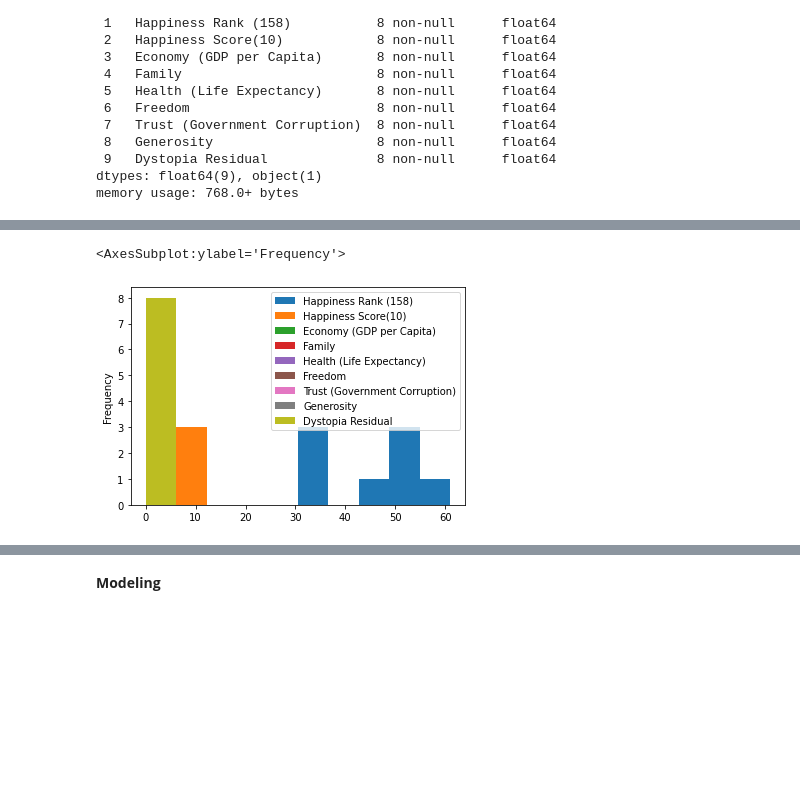
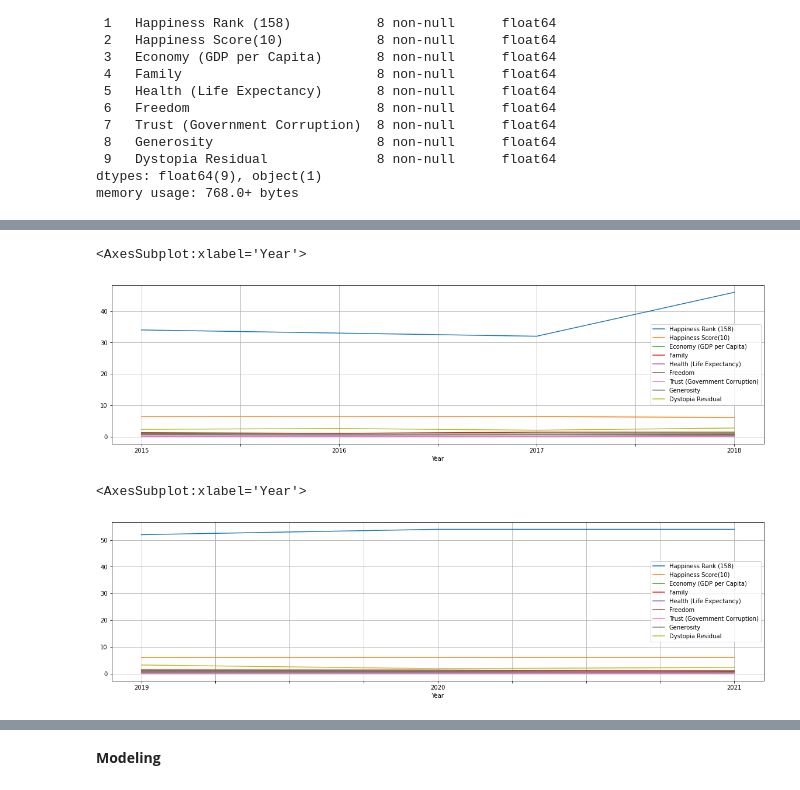
Before and after one commit to langsari/data-science-with-python-2022, a Jupyter notebook: life - cycle/life-cycle.ipynb, the cells around one changed output, grey strips where cells are left out. Cells and saved outputs as stored; diff of their text form; code cells hidden in the pictures; blank space fills up the shorter version.

```diff
--- a/life - cycle/life-cycle.ipynb
+++ b/life - cycle/life-cycle.ipynb
@@ -91,7 +91,12 @@ df1.head()
 | 2018 | 46.0 | 6.072 | 1.016 | 1.417 | 0.707 | ... |
 | 2019 | 52.0 | 6.008 | 1.050 | 1.409 | 0.828 | ... |
 # %%
-df1.plot.hist()
+df1.loc['2015':'2018'].plot(grid=True,figsize=(20,5))
 # %% [output]
-<AxesSubplot:ylabel='Frequency'>
+<AxesSubplot:xlabel='Year'>
-[figure, old version]
+[figure, new version]
+# %%
+df1.loc['2019':'2021'].plot(grid=True,figsize=(20,5))
+# %% [output]
+<AxesSubplot:xlabel='Year'>
+[figure, added]
```
Also changed, not shown: parts of 2 cells of this notebook.
